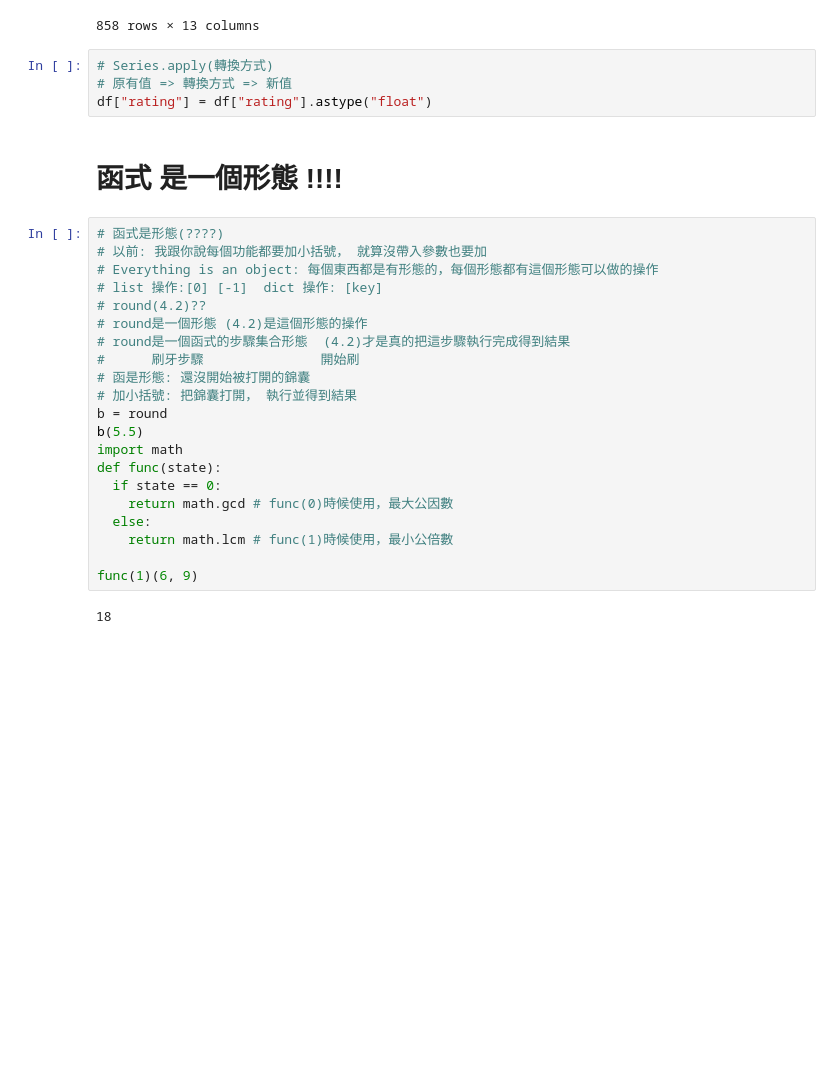
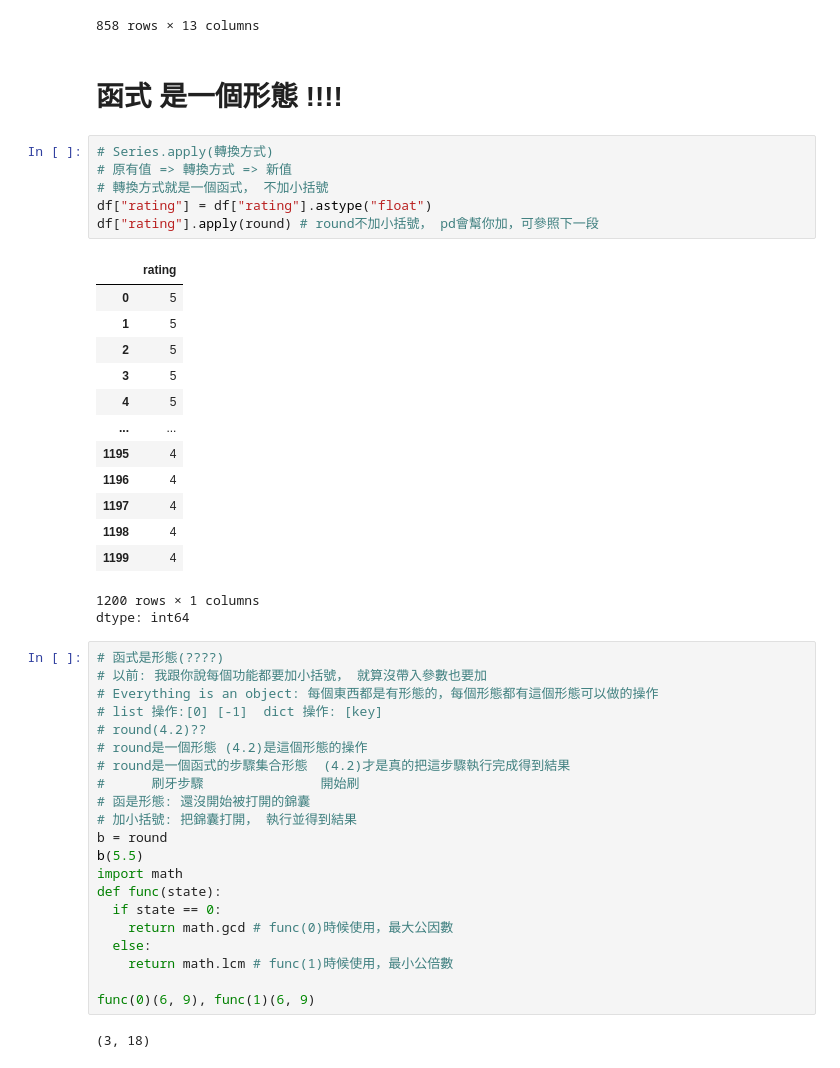
Before and after one commit to LiShun522/tibame_1224, a Jupyter notebook: 250113_pandas.ipynb, the cells around one changed output. Drawn from its saved outputs; the diff is of its cells as text; blank space fills up the shorter version.

```diff
--- a/250113_pandas.ipynb
+++ b/250113_pandas.ipynb
@@ -225,12 +225,29 @@ df[fil]
 | 1197 | Dame na Rinjin Ningyocho Ten | https://tabelog.com/tw/tokyo/A130... | 人形町車站 / 拉麵, 油麵/拌麵, 沾麵 | 人形町站旁邊！ ◆享受嚴選食材製作的精緻拉麵和土鍋飯♪外帶也可以◎ | 3.72 | - | True | True | True | True | True | ... |
 | 1198 | DANDELION CHOCOLATE Fakutori Ando... | https://tabelog.com/tw/tokyo/A131... | 藏前車站 / 巧克力, 咖啡店, 西式甜點 | 無 | 3.72 | - | True | True | True | True | True | ... |
 858 rows × 13 columns
-# %%
-# Series.apply(轉換方式)
-# 原有值 => 轉換方式 => 新值
-df["rating"] = df["rating"].astype("float")
 # %% [markdown]
 # 函式 是一個形態 !!!!
+# %%
+# Series.apply(轉換方式)
+# 原有值 => 轉換方式 => 新值
+# 轉換方式就是一個函式， 不加小括號
+df["rating"] = df["rating"].astype("float")
+df["rating"].apply(round) # round不加小括號， pd會幫你加，可參照下一段
+# %% [output]
+|  | rating |
+| 0 | 5 |
+| 1 | 5 |
+| 2 | 5 |
+| 3 | 5 |
+| 4 | 5 |
+| ... | ... |
+| 1195 | 4 |
+| 1196 | 4 |
+| 1197 | 4 |
+| 1198 | 4 |
+| 1199 | 4 |
+1200 rows × 1 columns
+dtype: int64
 # %%
 # 函式是形態(????)
 # 以前: 我跟你說每個功能都要加小括號， 就算沒帶入參數也要加
@@ -251,6 +268,6 @@ def func(state):
   else:
     return math.lcm # func(1)時候使用，最小公倍數
 
-func(1)(6, 9)
+func(0)(6, 9), func(1)(6, 9)
 # %% [output]
-18
+(3, 18)
```
